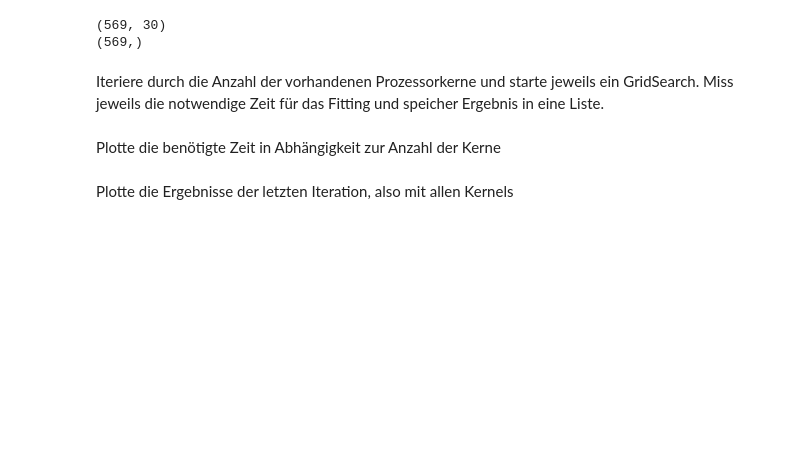
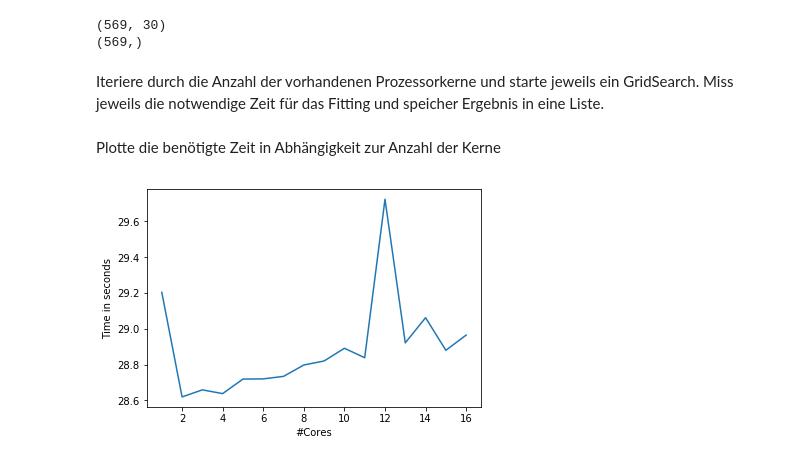
Before and after one commit to tecoKIT/smart-data-analytics, a Jupyter notebook: Uebung2/Exercise3.ipynb, the cells around one changed output. Cells and saved outputs as stored; diff of their text form; code cells hidden in the pictures; blank space fills up the shorter version.

```diff
--- a/Uebung2/Exercise3.ipynb
+++ b/Uebung2/Exercise3.ipynb
@@ -116,2 +144,0 @@ plot.set(xlabel="#Cores", ylabel="Time in seconds")
-# %% [markdown]
-Plotte die Ergebnisse der letzten Iteration, also mit allen Kernels
@@ -119,0 +145,4 @@ results
+# %%
+plot_times(times_bc)
+# %% [output]
+[figure, added]
```
Also changed, not shown: parts of 13 cells of this notebook.
